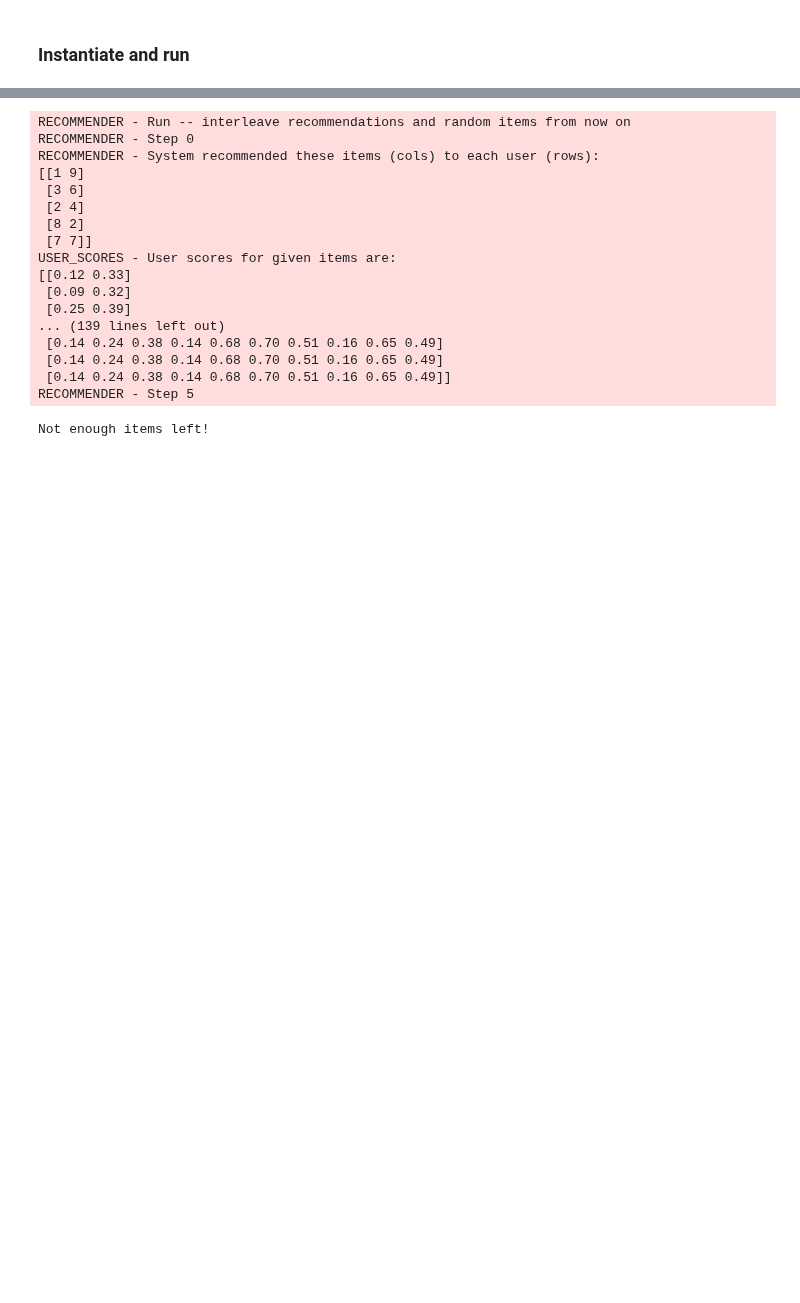
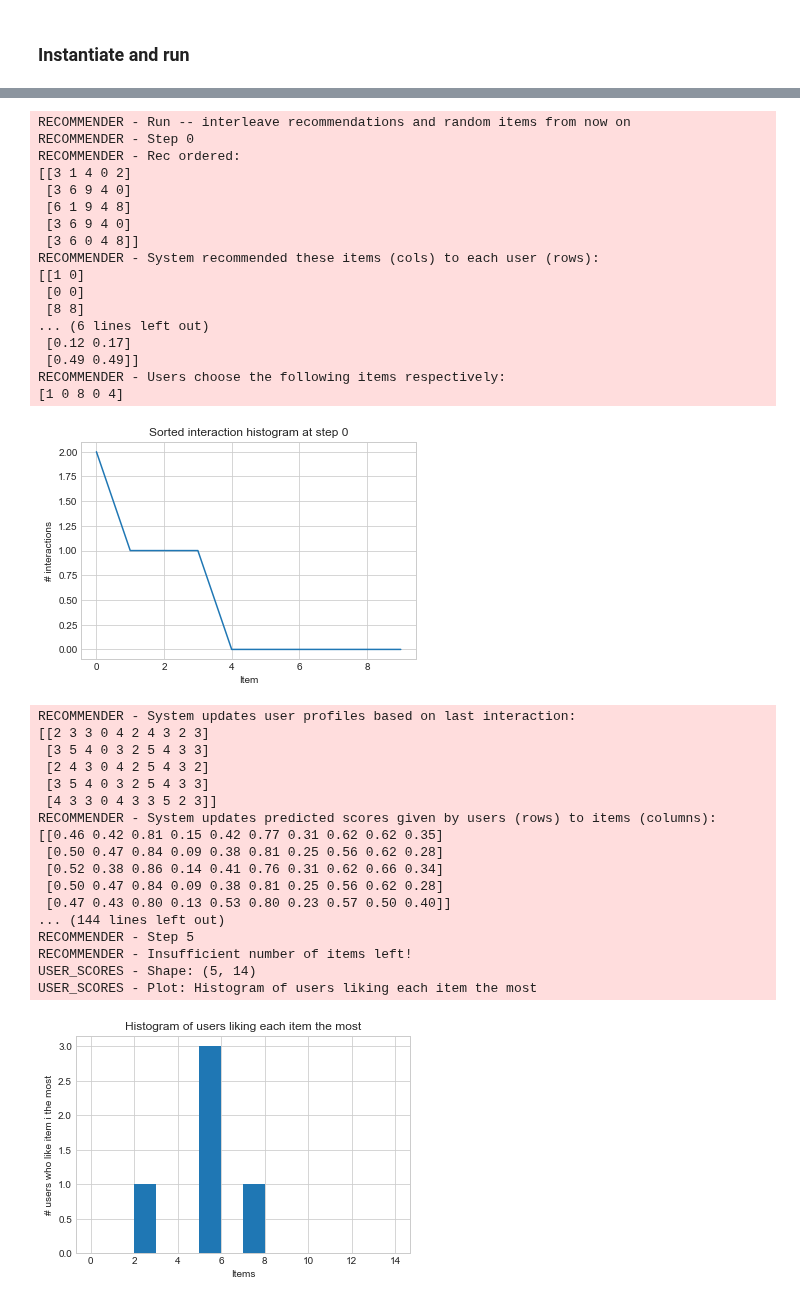
Before and after one commit to elucherini/t-recs, a Jupyter notebook: src/Debug & Visualize.ipynb, the cells around one changed output, grey strips where cells are left out. Saved outputs shown, nothing was run; the diff lists cells and outputs as text; code cells hidden in the pictures; blank space fills up the shorter version.

Commit message:
1. Items can be added at run time 2. Item recommendation probabilities now follow a power law 3. Other minor fixes and code reorganization

```diff
--- a/src/Debug & Visualize.ipynb
+++ b/src/Debug & Visualize.ipynb
@@ -40,12 +40,12 @@ NUM_ITEMS = 10 #round((STARTUP_TIMESTEPS + RUN_TIMESTEPS) * NUM_ITEMS_PER_ITER *
 
 # Set up additional arguments (see rec_args[RECSYS_TYPE] in main.py for supported arguments)
 # A: number of attributes; item_representation: attributes of each item
-rec_args['content']['A'] = NUM_ITEMS
-rec_args['content']['item_representation'] = np.zeros((NUM_ITEMS, rec_args['content']['A']))
+rec_args['content']['num_attributes'] = NUM_ITEMS
+rec_args['content']['item_representation'] = np.zeros((NUM_ITEMS, rec_args['content']['num_attributes']))
 
 # For content filtering, generate array of attributes
 for i, row in enumerate(rec_args['content']['item_representation']):
-    A = rec_args['content']['A']
+    A = rec_args['content']['num_attributes']
     n_indices = np.random.randint(1, A)
     indices = np.random.randint(A, size=(n_indices))
     row[indices] = 1
@@ -101,22 +119,40 @@ RECOMMENDER - Num attributes: 10
 # %%
 # Run for a single step
-rec.run(timesteps=100, train_between_steps=True, measurement_visualization_rule=lambda x: x % 50 == 0)
+rec.run(timesteps=10, train_between_steps=True, measurement_visualization_rule=lambda x: x % 50 == 0)
 # %% [output]
 RECOMMENDER - Run -- interleave recommendations and random items from now on
 RECOMMENDER - Step 0
+RECOMMENDER - Rec ordered:
+[[3 1 4 0 2]
+ [3 6 9 4 0]
+ [6 1 9 4 8]
+ [3 6 9 4 0]
+ [3 6 0 4 8]]
 RECOMMENDER - System recommended these items (cols) to each user (rows):
-[[1 9]
- [3 6]
- [2 4]
- [8 2]
- [7 7]]
-USER_SCORES - User scores for given items are:
-[[0.12 0.33]
- [0.09 0.32]
- [0.25 0.39]
-... (139 lines left out)
- [0.14 0.24 0.38 0.14 0.68 0.70 0.51 0.16 0.65 0.49]
- [0.14 0.24 0.38 0.14 0.68 0.70 0.51 0.16 0.65 0.49]
- [0.14 0.24 0.38 0.14 0.68 0.70 0.51 0.16 0.65 0.49]]
-RECOMMENDER - Step 5
+[[1 0]
+ [0 0]
+ [8 8]
+... (6 lines left out)
+ [0.12 0.17]
+ [0.49 0.49]]
+RECOMMENDER - Users choose the following items respectively:
+[1 0 8 0 4]
+[figure, added]
-Not enough items left!
+RECOMMENDER - System updates user profiles based on last interaction:
+[[2 3 3 0 4 2 4 3 2 3]
+ [3 5 4 0 3 2 5 4 3 3]
+ [2 4 3 0 4 2 5 4 3 2]
+ [3 5 4 0 3 2 5 4 3 3]
+ [4 3 3 0 4 3 3 5 2 3]]
+RECOMMENDER - System updates predicted scores given by users (rows) to items (columns):
+[[0.46 0.42 0.81 0.15 0.42 0.77 0.31 0.62 0.62 0.35]
+ [0.50 0.47 0.84 0.09 0.38 0.81 0.25 0.56 0.62 0.28]
+ [0.52 0.38 0.86 0.14 0.41 0.76 0.31 0.62 0.66 0.34]
+ [0.50 0.47 0.84 0.09 0.38 0.81 0.25 0.56 0.62 0.28]
+ [0.47 0.43 0.80 0.13 0.53 0.80 0.23 0.57 0.50 0.40]]
+... (144 lines left out)
+RECOMMENDER - Step 5
+RECOMMENDER - Insufficient number of items left!
+USER_SCORES - Shape: (5, 14)
+USER_SCORES - Plot: Histogram of users liking each item the most
+[figure, added]
```
Also changed, not shown: parts of 3 cells of this notebook, 7 other files.
